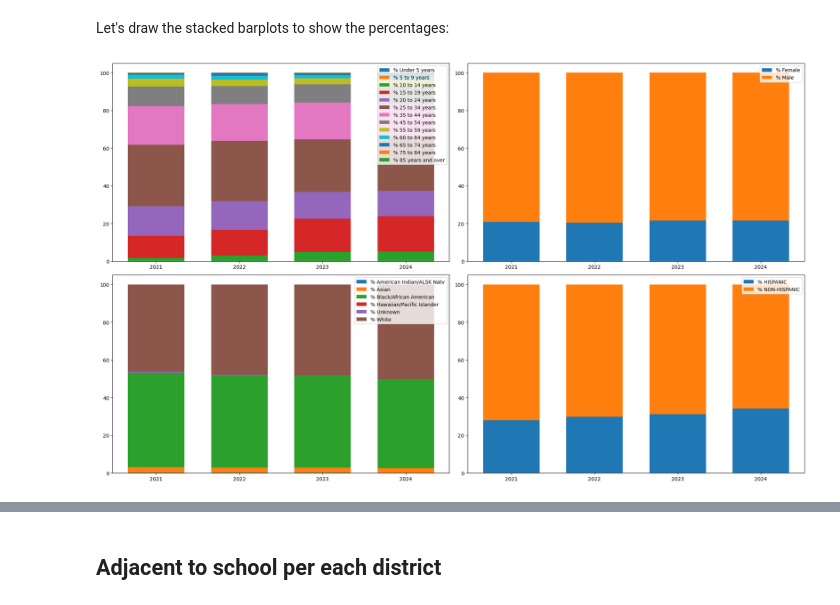
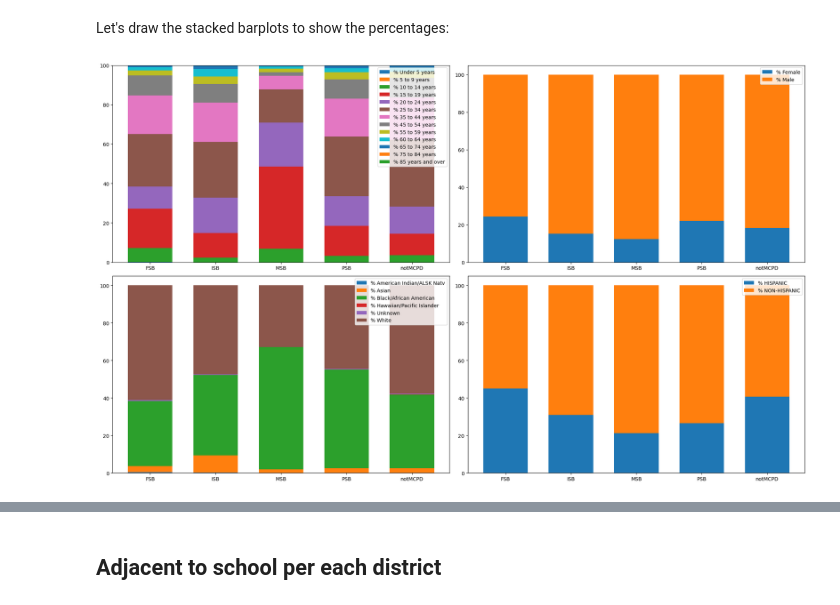
Before and after one commit to emmajslz/eda-project-police-arrest, a Jupyter notebook: police-arrests-montgomery-study.ipynb, the cells around one changed output, grey strips where cells are left out. Saved outputs shown, nothing was run; the diff lists cells and outputs as text; code cells hidden in the pictures.

Commit message:
more demographics visualizations.

```diff
--- a/police-arrests-montgomery-study.ipynb
+++ b/police-arrests-montgomery-study.ipynb
@@ -2124,5 +2186,5 @@ plt.show()
 # %%
-age_overtime = pd.pivot_table(arrests, values='id', index=['year'], columns=['age_interval'], aggfunc="count", margins=True, margins_name='total')
-sex_overtime = pd.pivot_table(arrests, values='id', index=['year'], columns=['gender'], aggfunc="count", margins=True, margins_name='total')
-race_overtime = pd.pivot_table(arrests, values='id', index=['year'], columns=['race'], aggfunc="count", margins=True, margins_name='total')
-ethnicity_overtime = pd.pivot_table(arrests, values='id', index=['year'], columns=['ethnicity'], aggfunc="count", margins=True, margins_name='total')
+age_bureau = pd.pivot_table(arrests, values='id', index=['bureau'], columns=['age_interval'], aggfunc="count", margins=True)
+sex_bureau = pd.pivot_table(arrests, values='id', index=['bureau'], columns=['gender'], aggfunc="count", margins=True)
+race_bureau = pd.pivot_table(arrests, values='id', index=['bureau'], columns=['race'], aggfunc="count", margins=True)
+ethnicity_bureau = pd.pivot_table(arrests, values='id', index=['bureau'], columns=['ethnicity'], aggfunc="count", margins=True)
@@ -2165,35 +2208,35 @@ Let's draw the stacked barplots to show the percentages:
 fig, ax = plt.subplots(nrows=2, ncols=2, figsize=(20,12))
 ax = ax.flatten()
 
-datasets = [age_overtime, sex_overtime, race_overtime, ethnicity_overtime]
+datasets = [age_bureau, sex_bureau, race_bureau, ethnicity_bureau]
 
-index = list(age_overtime.index)
+index = list(age_bureau.index)
 
 color_schemes = []
 
 for i in range(4):
 
     dataset = datasets[i]
     '''
     dataset = dataset.reset_index()
     dataset['label'] = dataset['year'].astype(str) + dataset['month'].astype(str)
     dataset = dataset.set_index('label')
     dataset = dataset.drop(columns=['year', 'month'])
     dataset = dataset.dropna()
     '''
     series = []
     bottom = 0
     for colname in dataset:
         if colname!='total':
             values = np.array(list(dataset[colname]))
             ax[i].bar(index, values,  bottom = bottom, width=0.68, label=colname)
             bottom = bottom + values
     ax[i].legend(loc='upper right')
 
     ax[i].set_xticks(index)
     ax[i].set_xticklabels(index)
 
 plt.tight_layout()
 plt.show()
 # %% [output]
-[figure, old version]
+[figure, new version]
```
Also changed, not shown: parts of 17 cells of this notebook.
